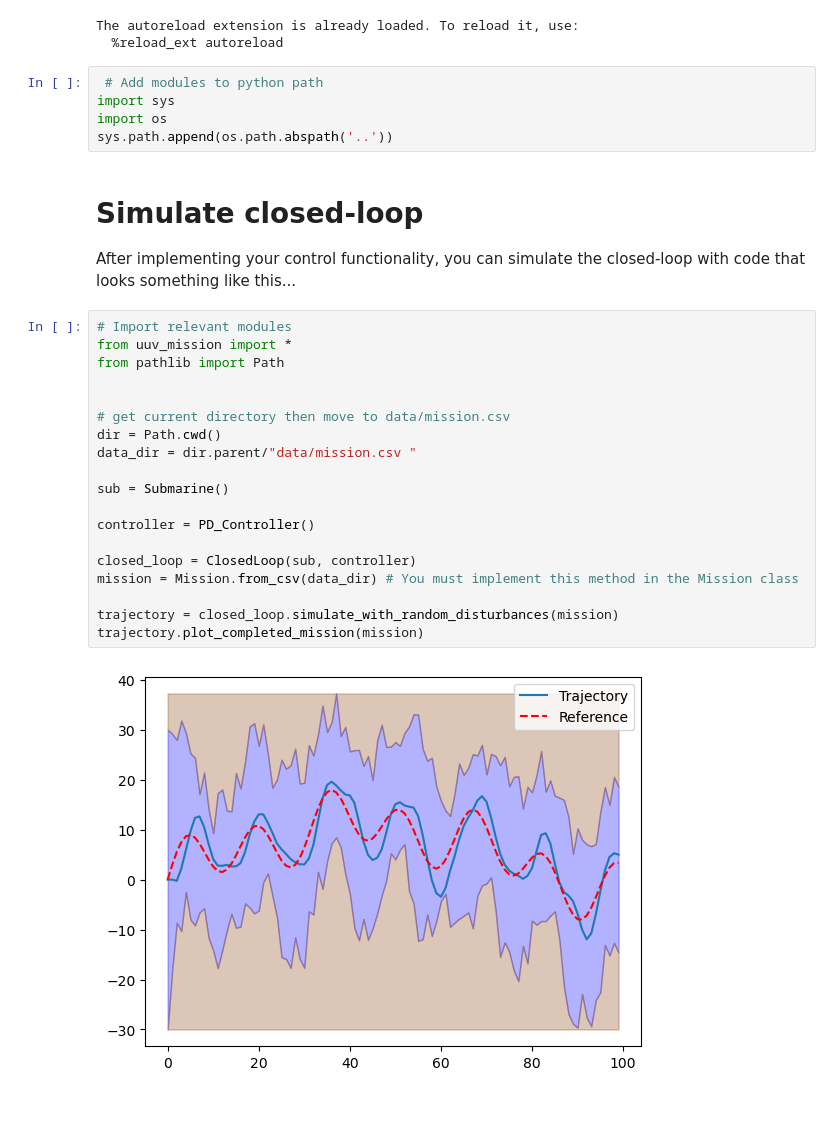
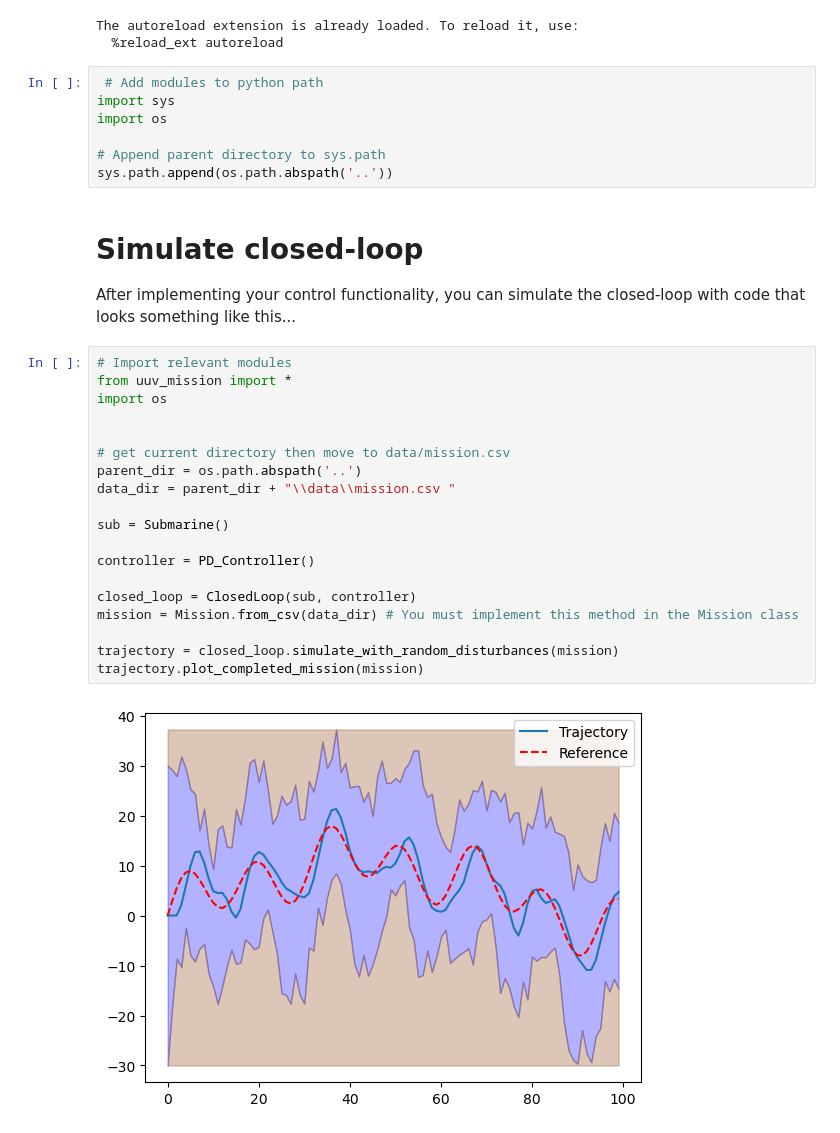
Before and after one commit to rogero55/b1-coding-practical-mt24, a Jupyter notebook: notebooks/demo.ipynb, the cells around one changed output. Saved outputs shown, nothing was run; the diff lists cells and outputs as text.

Commit message:
removed dependency on pathlib

```diff
--- a/notebooks/demo.ipynb
+++ b/notebooks/demo.ipynb
@@ -10,6 +10,8 @@ The autoreload extension is already loaded. To reload it, use:
  # Add modules to python path
 import sys
 import os
+
+# Append parent directory to sys.path
 sys.path.append(os.path.abspath('..'))
 # %% [markdown]
 # Simulate closed-loop
@@ -17,21 +19,21 @@ After implementing your control functionality, you can simulate the closed-loop
 # %%
 # Import relevant modules
 from uuv_mission import *
-from pathlib import Path
+import os
 
 
 # get current directory then move to data/mission.csv
-dir = Path.cwd()
-data_dir = dir.parent/"data/mission.csv "
+parent_dir = os.path.abspath('..')
+data_dir = parent_dir + "\\data\\mission.csv "
 
 sub = Submarine()
 
 controller = PD_Controller()
 
 closed_loop = ClosedLoop(sub, controller)
 mission = Mission.from_csv(data_dir) # You must implement this method in the Mission class
 
 trajectory = closed_loop.simulate_with_random_disturbances(mission)
 trajectory.plot_completed_mission(mission)
 # %% [output]
-[figure, old version]
+[figure, new version]
```
